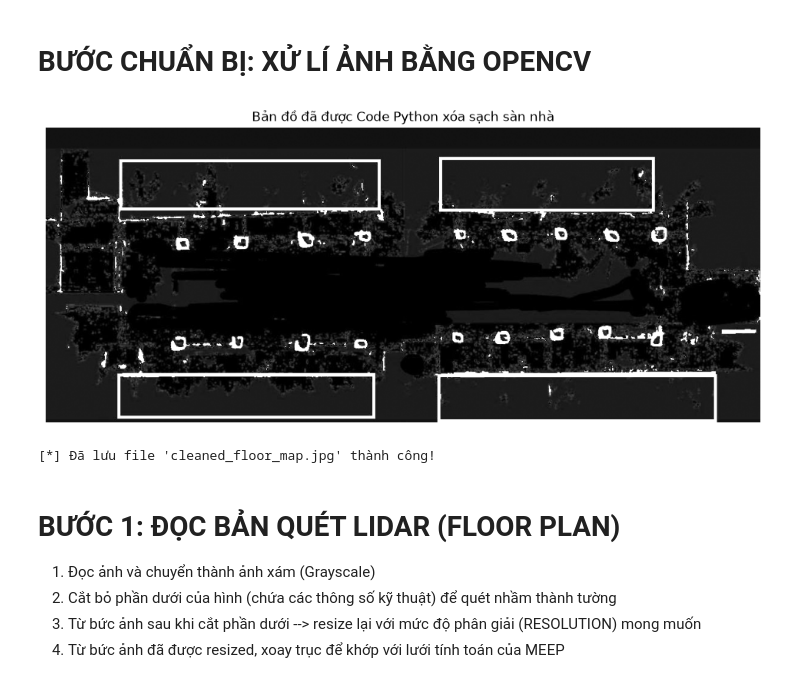
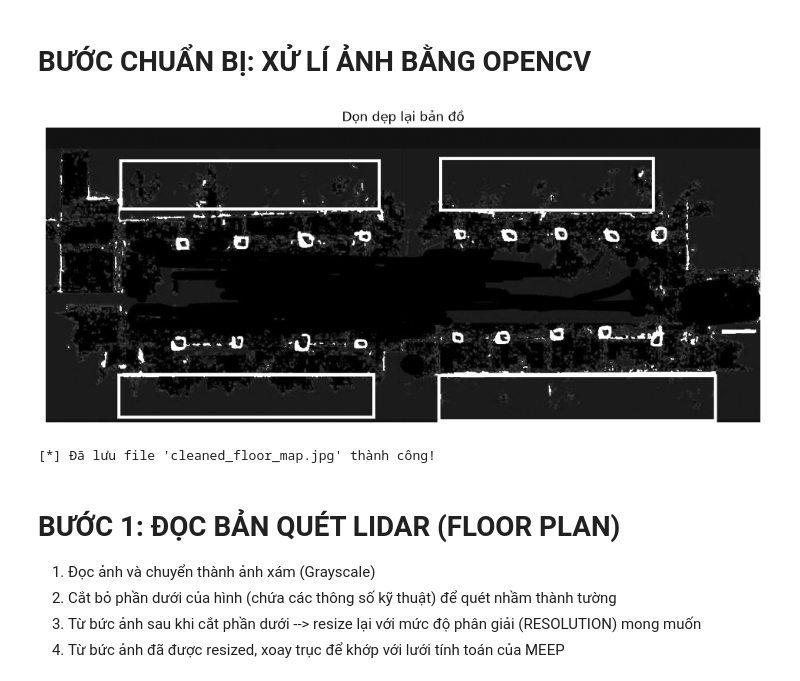
Before and after one commit to student242107-cell/KHKT_2026_WIFI_RL, a Jupyter notebook: notebooks/01_topology_raytracing.ipynb, the cells around one changed output. Saved outputs shown, nothing was run; the diff lists cells and outputs as text; code cells hidden in the pictures.

```diff
--- a/notebooks/01_topology_raytracing.ipynb
+++ b/notebooks/01_topology_raytracing.ipynb
@@ -12,35 +12,35 @@ from pathlib import Path
 
 # 1. Đọc ảnh đã ghép (Ảnh gốc đang có sàn nhà màu xám)
 root = Path.cwd().resolve()
 if "notebooks" in str(root):
     root = root.parent
 image_path = root / "data" / "processed" / "full_campus_pro.jpg"
 img = cv2.imread(image_path, cv2.IMREAD_GRAYSCALE)
 
 # 2. Xóa mảng xám sàn nhà (Bước 1 của bạn)
 # Lọc toàn bộ các pixel có giá trị từ 90 đến 150 và gán bằng 0 (Đen tuyệt đối)
 img[(img >= 90) & (img <= 120)] = 0
 
 # 3. Khuếch đại nét tường (Tùy chọn giúp MEEP nhận diện dễ hơn)
 # Ép các nét màu sáng (tường/kính) trở nên trắng rõ rệt hơn
 img[img > 120] = 255
 
 # 4. Hiển thị ảnh để kiểm tra kết quả
 plt.figure(figsize=(12, 8))
 plt.imshow(img, cmap='gray')
-plt.title("Bản đồ đã được Code Python xóa sạch sàn nhà")
+plt.title("Dọn dẹp lại bản đồ")
 plt.axis('off')
 plt.show()
 
 # 5. Lưu ảnh mới để mang lên Canva làm tiếp Bước 2 & 3
 save_dir = root/"data"/"processed"
 os.makedirs(save_dir, exist_ok=True)
 
 save_path = os.path.join(save_dir, 'cleaned_floor_map.jpg')
 cv2.imwrite(save_path, img)
 print("[*] Đã lưu file 'cleaned_floor_map.jpg' thành công!")
 # %% [output]
-[figure, old version]
+[figure, new version]
 [*] Đã lưu file 'cleaned_floor_map.jpg' thành công!
 # %% [markdown]
 # BƯỚC 1: ĐỌC BẢN QUÉT LIDAR (FLOOR PLAN)
```
Also changed, not shown: parts of 2 cells of this notebook.
